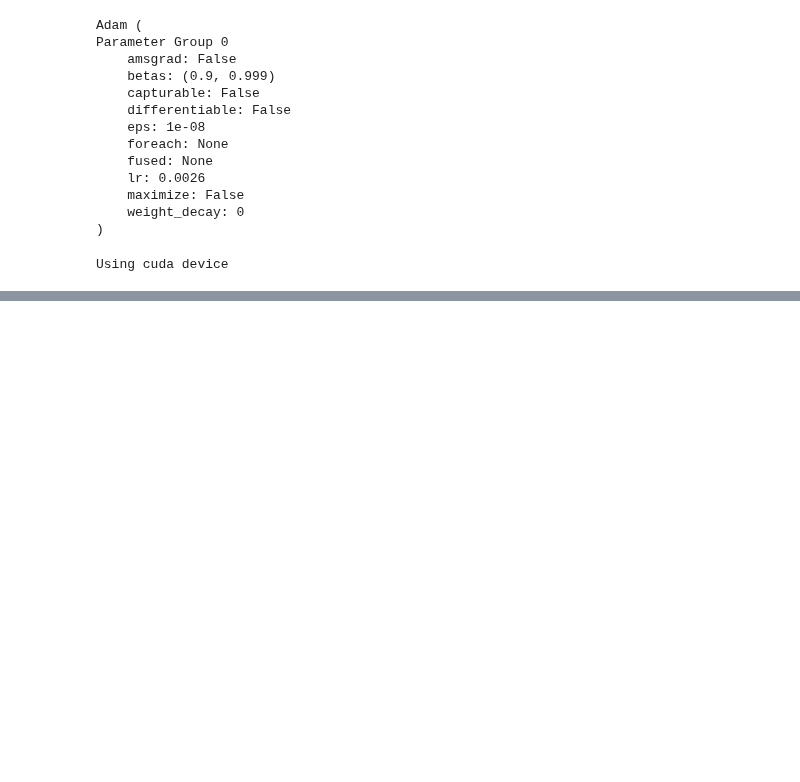
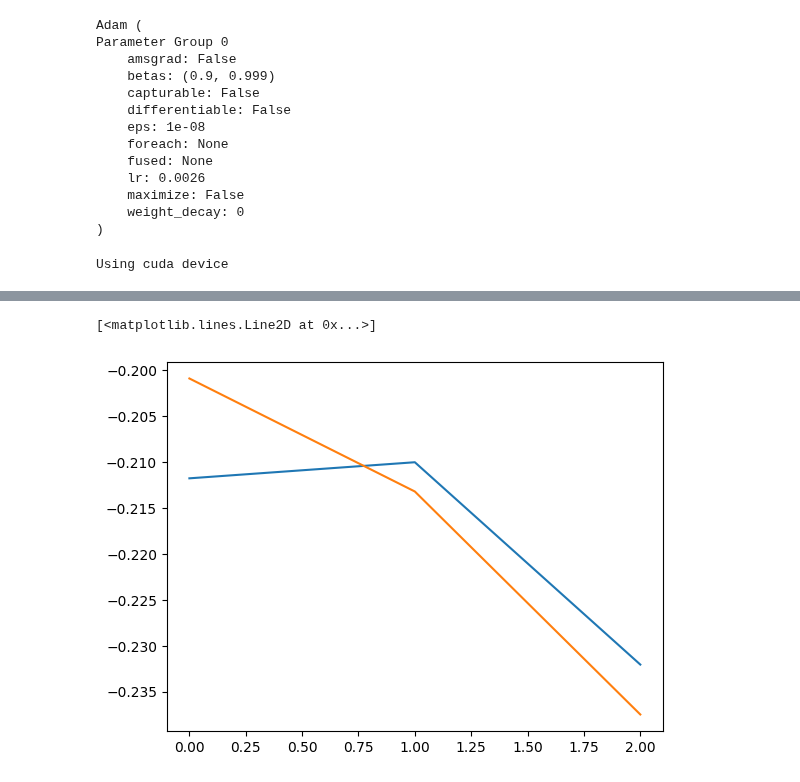
Before and after one commit to JGIBristol/fish_test, a Jupyter notebook: segment_test.ipynb, the cells around one changed output, grey strips where cells are left out. Cells and saved outputs as stored; diff of their text form; code cells hidden in the pictures; blank space fills up the shorter version.

```diff
--- a/segment_test.ipynb
+++ b/segment_test.ipynb
@@ -165,0 +164,8 @@ NotImplementedError:
+# %%
+import matplotlib.pyplot as plt
+
+plt.plot(loss)
+plt.plot(val_loss)
+# %% [output]
+[<matplotlib.lines.Line2D at 0x...>]
+[figure, added]
```
Also changed, not shown: parts of 4 cells of this notebook, 1 other file.
